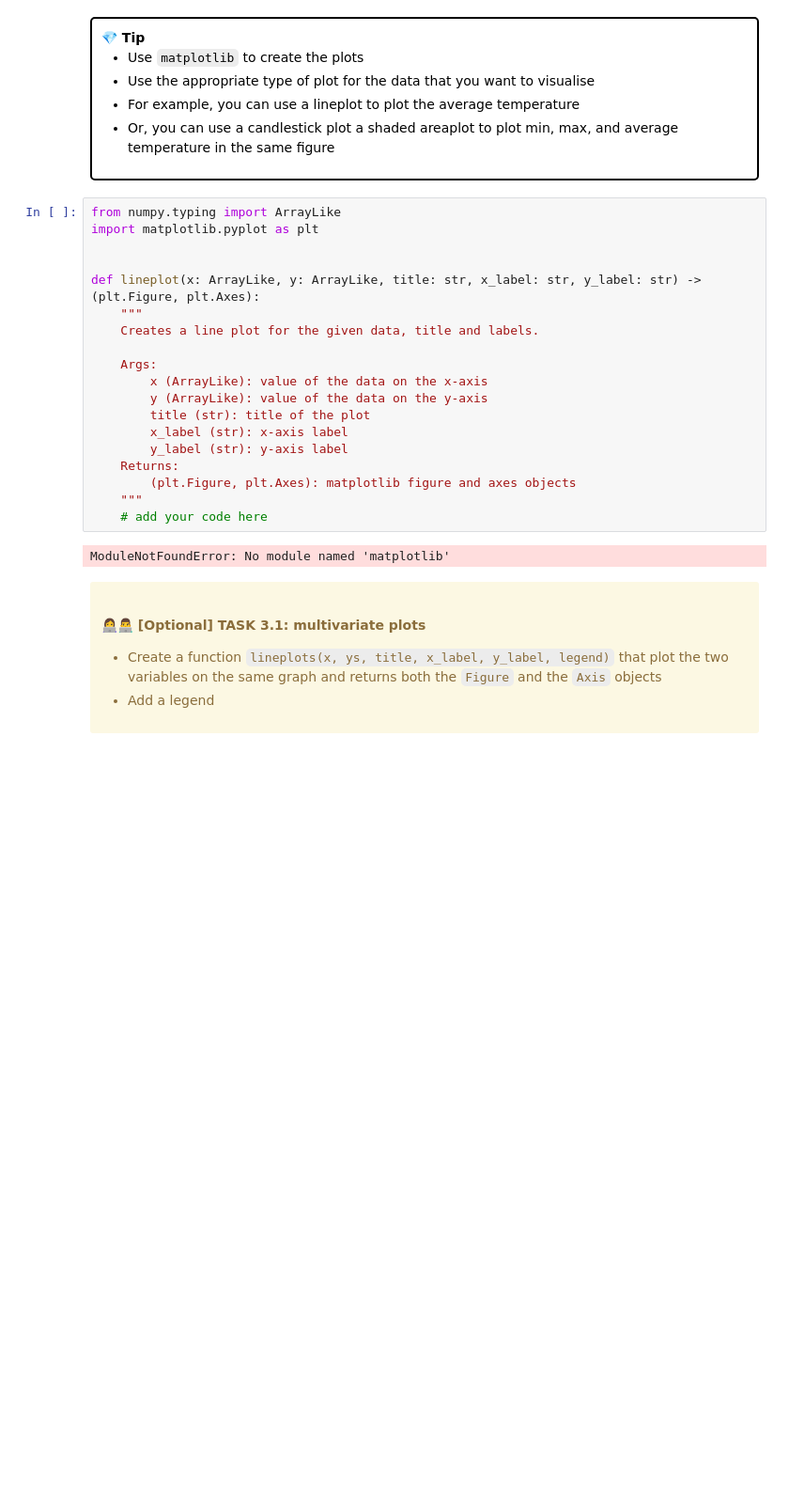
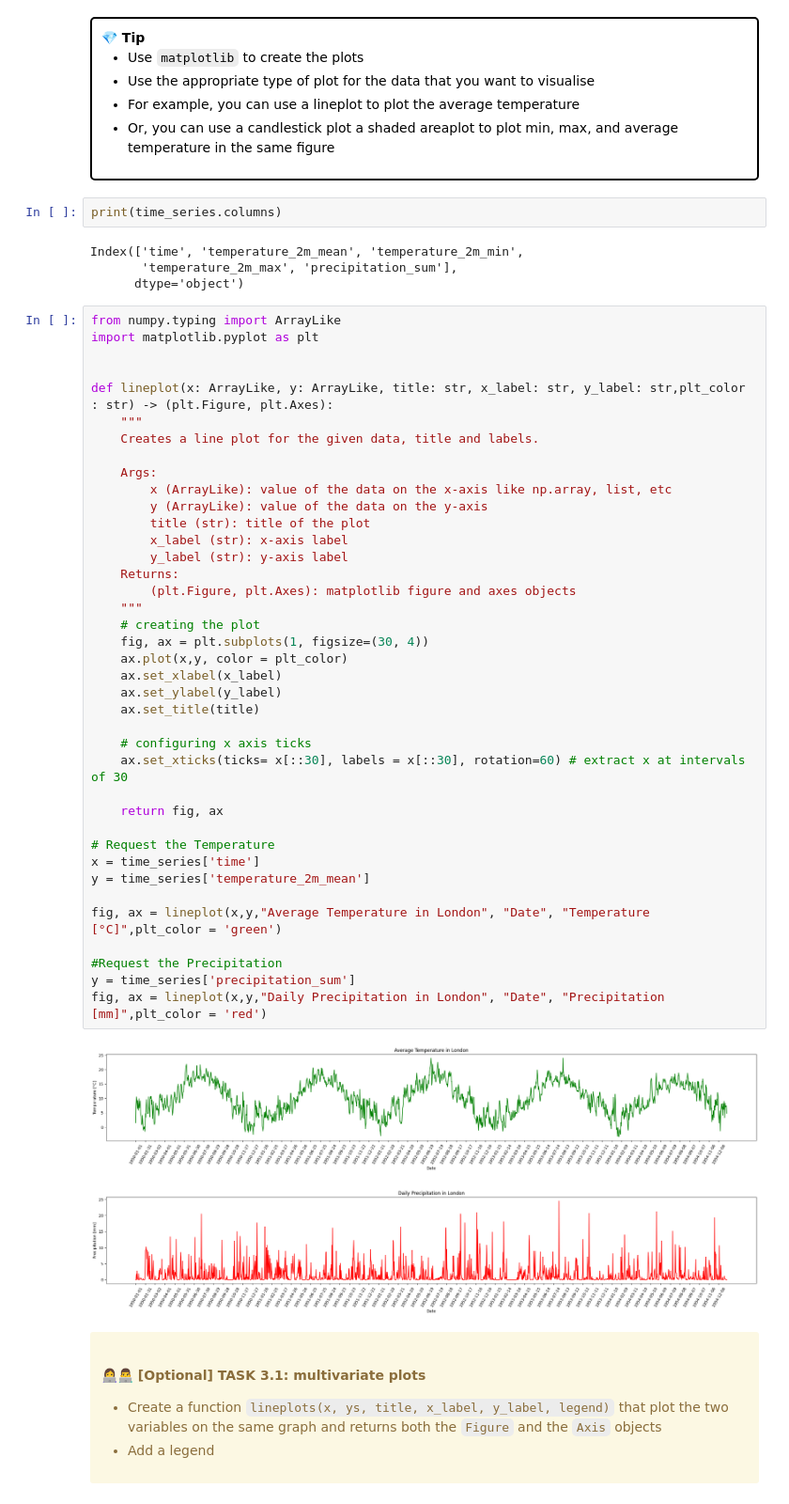
Before and after one commit to UCL-ELEC0136/3-data-processing-UCLdarianrodriguez, a Jupyter notebook: 3-data-processing.ipynb, the cells around one changed output. Shown at 94% size. Drawn from its saved outputs; the diff is of its cells as text; blank space fills up the shorter version.

```diff
--- a/3-data-processing.ipynb
+++ b/3-data-processing.ipynb
@@ -150,27 +139,54 @@ meta_data.head()
 * Or, you can use a candlestick plot a shaded areaplot to plot min, max, and average temperature in the same figure
 
 </div>
+# %%
+print(time_series.columns)
+# %% [output]
+Index(['time', 'temperature_2m_mean', 'temperature_2m_min',
+       'temperature_2m_max', 'precipitation_sum'],
+      dtype='object')
 # %%
 from numpy.typing import ArrayLike
 import matplotlib.pyplot as plt
 
 
-def lineplot(x: ArrayLike, y: ArrayLike, title: str, x_label: str, y_label: str) -> (plt.Figure, plt.Axes):
+def lineplot(x: ArrayLike, y: ArrayLike, title: str, x_label: str, y_label: str,plt_color : str) -> (plt.Figure, plt.Axes):
     """
     Creates a line plot for the given data, title and labels.
 
     Args:
-        x (ArrayLike): value of the data on the x-axis
+        x (ArrayLike): value of the data on the x-axis like np.array, list, etc
         y (ArrayLike): value of the data on the y-axis
         title (str): title of the plot
         x_label (str): x-axis label
         y_label (str): y-axis label
     Returns:
         (plt.Figure, plt.Axes): matplotlib figure and axes objects
     """
-    # add your code here
+    # creating the plot
+    fig, ax = plt.subplots(1, figsize=(30, 4))
+    ax.plot(x,y, color = plt_color)
+    ax.set_xlabel(x_label)
+    ax.set_ylabel(y_label)
+    ax.set_title(title)
+
+    # configuring x axis ticks
+    ax.set_xticks(ticks= x[::30], labels = x[::30], rotation=60) # extract x at intervals of 30
+
+    return fig, ax
+
+# Request the Temperature
+x = time_series['time']
+y = time_series['temperature_2m_mean']
+
+fig, ax = lineplot(x,y,"Average Temperature in London", "Date", "Temperature [°C]",plt_color = 'green')
+
+#Request the Precipitation
+y = time_series['precipitation_sum']
+fig, ax = lineplot(x,y,"Daily Precipitation in London", "Date", "Precipitation [mm]",plt_color = 'red')
 # %% [output]
-ModuleNotFoundError: No module named 'matplotlib'
+[figure, added]
+[figure, added]
 # %% [markdown]
 <div class="alert alert-block alert-warning">
 <h4>👩‍💻👨‍💻 [Optional] TASK 3.1: multivariate plots</h4>
```
Also changed, not shown: parts of 12 cells of this notebook.
